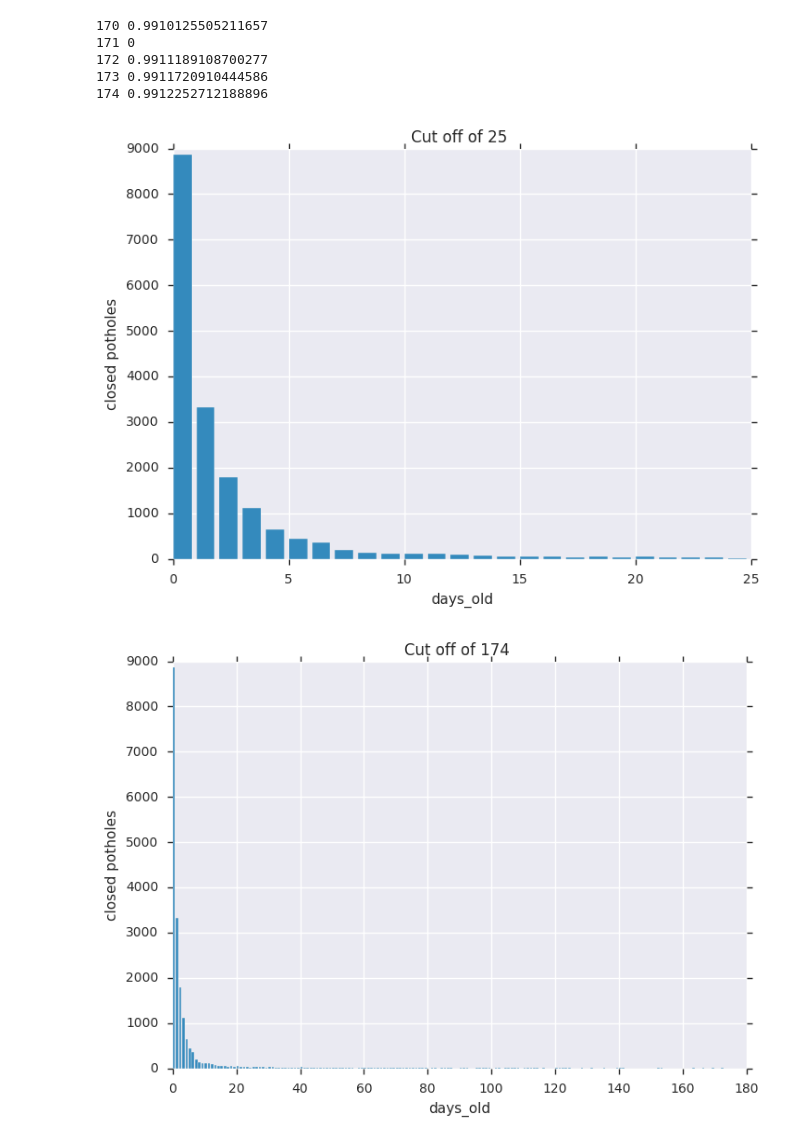
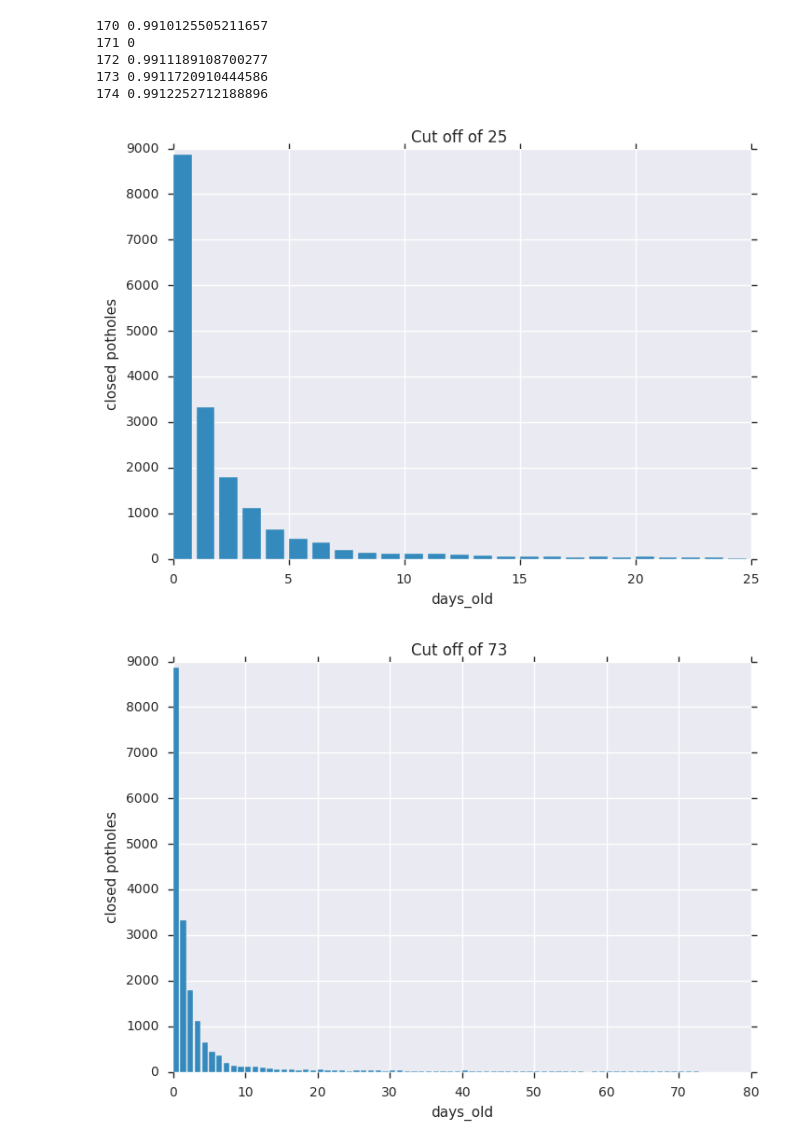
Before and after one commit to townie/BOSTON_potholes, a Jupyter notebook: src/profile/init_explore.ipynb, the cells around one changed output. Drawn from its saved outputs; the diff is of its cells as text; code cells hidden in the pictures.

```diff
--- a/src/profile/init_explore.ipynb
+++ b/src/profile/init_explore.ipynb
@@ -447,18 +447,18 @@ for i in range(170, 175): # 95% percentile
 173 0.9911720910444586
 174 0.9912252712188896
 # %%
-cut_off_dates = [25, 174]
+cut_off_dates = [25, 73]
 for cut_off in cut_off_dates:
     x = []
     y = []
     for date in range(cut_off):
         x.append(citizens_age[date])
         y.append(date)
     plt.bar( y, x, log=False)
     plt.ylabel('closed potholes')
     plt.xlabel('days_old')
     plt.title('Cut off of {} '.format(cut_off))
     plt.show()
 # %% [output]
 [figure]
-[figure, old version]
+[figure, new version]
```
Also changed, not shown: parts of 1 cell of this notebook, 1 other file.
